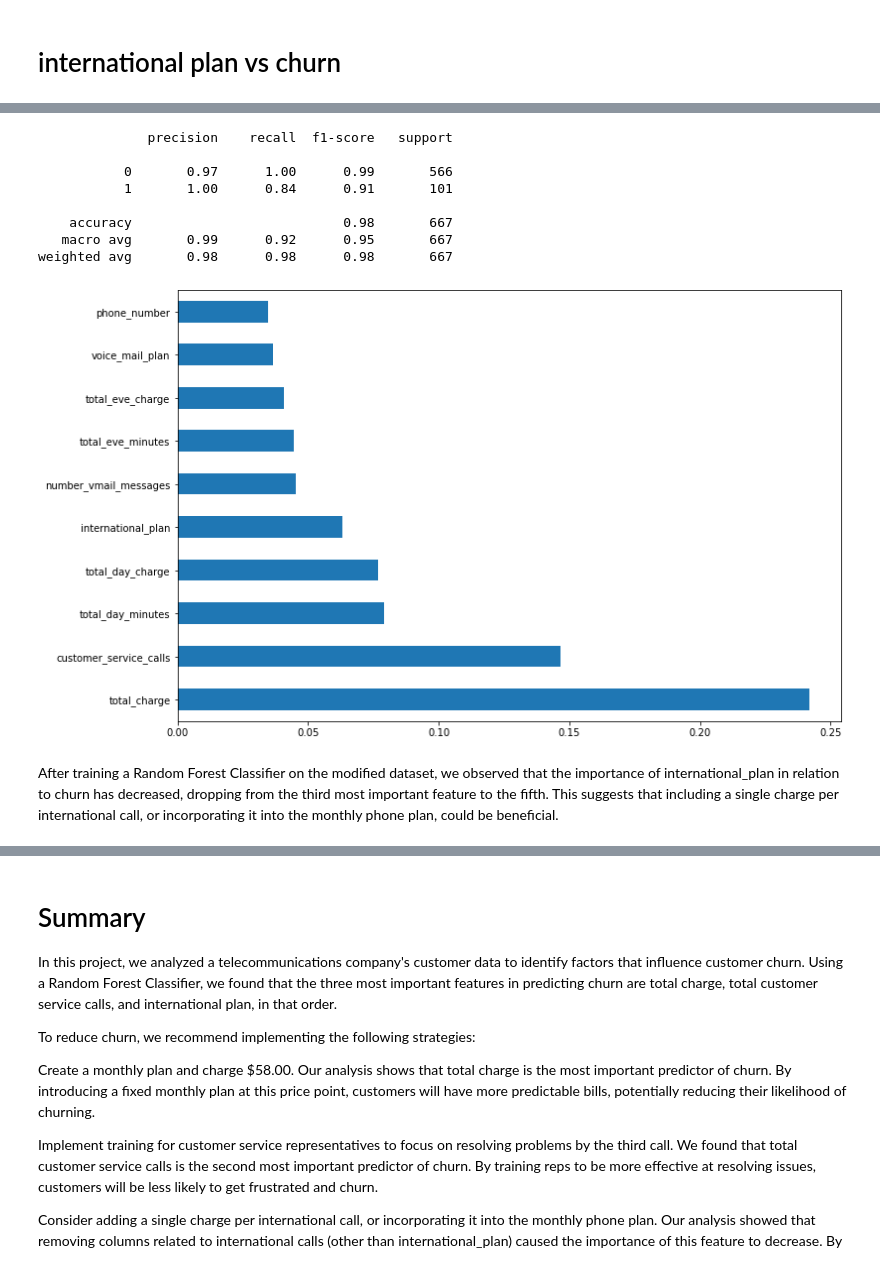
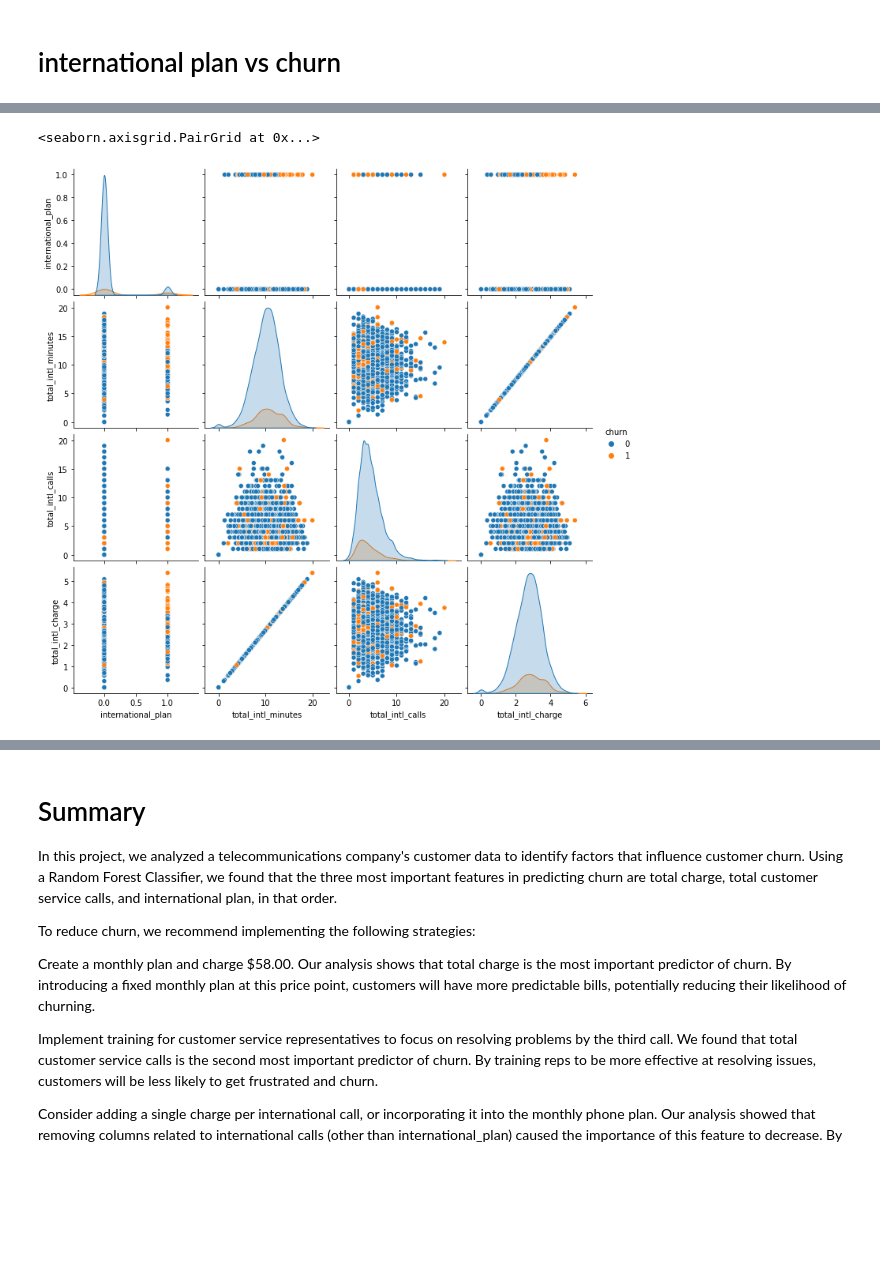
Before and after one commit to MichalOst3389/nhl_team_analysis, a Jupyter notebook: student.ipynb, the cells around one changed output, grey strips where cells are left out. Saved outputs shown, nothing was run; the diff lists cells and outputs as text; code cells hidden in the pictures; blank space fills up the shorter version.

Commit message:
reworked 3rd suggestions

```diff
--- a/student.ipynb
+++ b/student.ipynb
@@ -409,34 +399,5 @@ The reason for dropping these columns is to analyze the impact of removing any c
-# %%
-# Split the dataset into training and test sets
-X = telecomdf_no_international.drop(["churn"], axis=1)
-y = telecomdf_no_international["churn"]
-X_train, X_test, y_train, y_test = train_test_split(X, y, test_size=0.2, random_state=42)
-
-# Create a Random Forest Classifier
-clf = RandomForestClassifier(n_estimators=100, random_state=0)
-
-# Fit the model to the training data
-clf.fit(X_train, y_train)
-
-print(classification_report(y_test, y_pred, zero_division=1))
-
-# Create a new plot with a larger figure size
-fig, ax = plt.subplots(figsize=(12, 8))
-
-# Plot feature importances
-importances = clf.feature_importances_
-feat_importances = pd.Series(importances, index=X.columns)
-feat_importances.nlargest(10).plot(kind='barh')
-plt.show()
-# %% [output]
-              precision    recall  f1-score   support
-
-           0       0.97      1.00      0.99       566
-           1       1.00      0.84      0.91       101
-
-    accuracy                           0.98       667
-   macro avg       0.99      0.92      0.95       667
-weighted avg       0.98      0.98      0.98       667
-[figure, removed]
-# %% [markdown]
-After training a Random Forest Classifier on the modified dataset, we observed that the importance of international_plan in relation to churn has decreased, dropping from the third most important feature to the fifth. This suggests that including a single charge per international call, or incorporating it into the monthly phone plan, could be beneficial.
+# %%
+sns.pairplot(data=Telecomdf[['churn', 'international_plan', 'total_intl_minutes', 'total_intl_calls', 'total_intl_charge']], hue='churn')
+# %% [output]
+<seaborn.axisgrid.PairGrid at 0x...>
+[figure, added]
```
Also changed, not shown: parts of 9 cells of this notebook.
